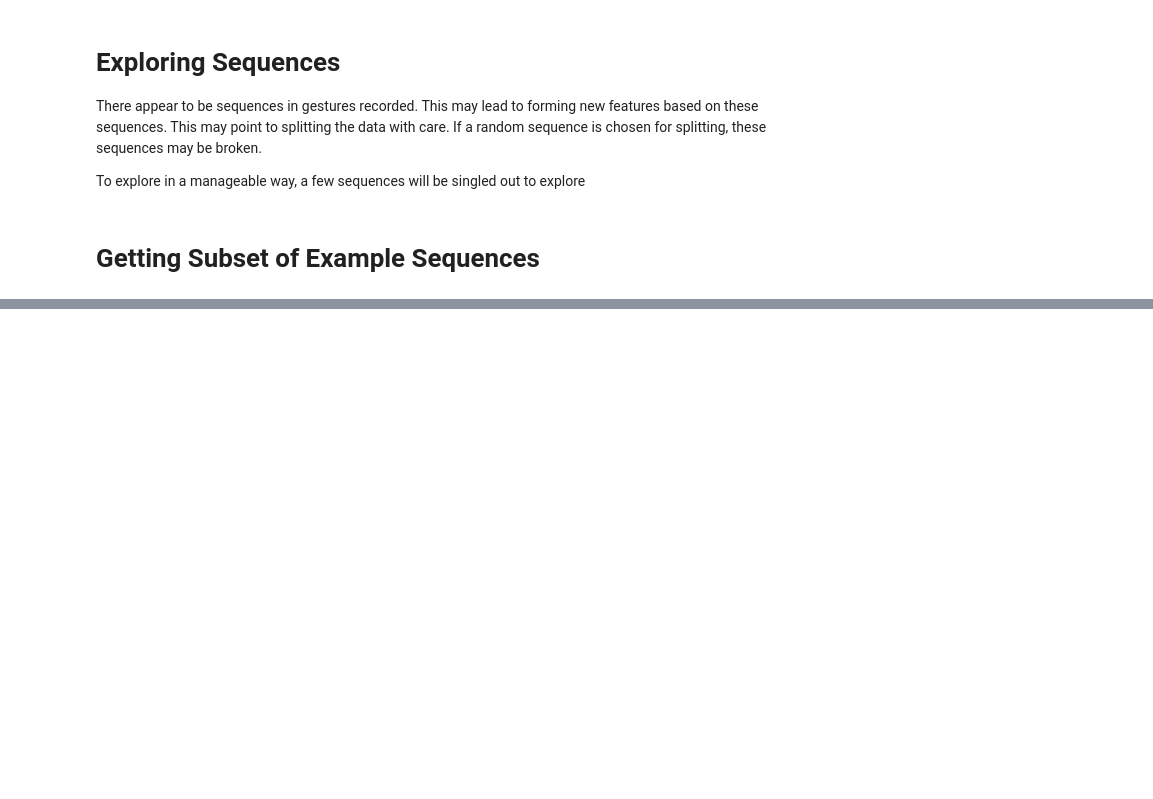
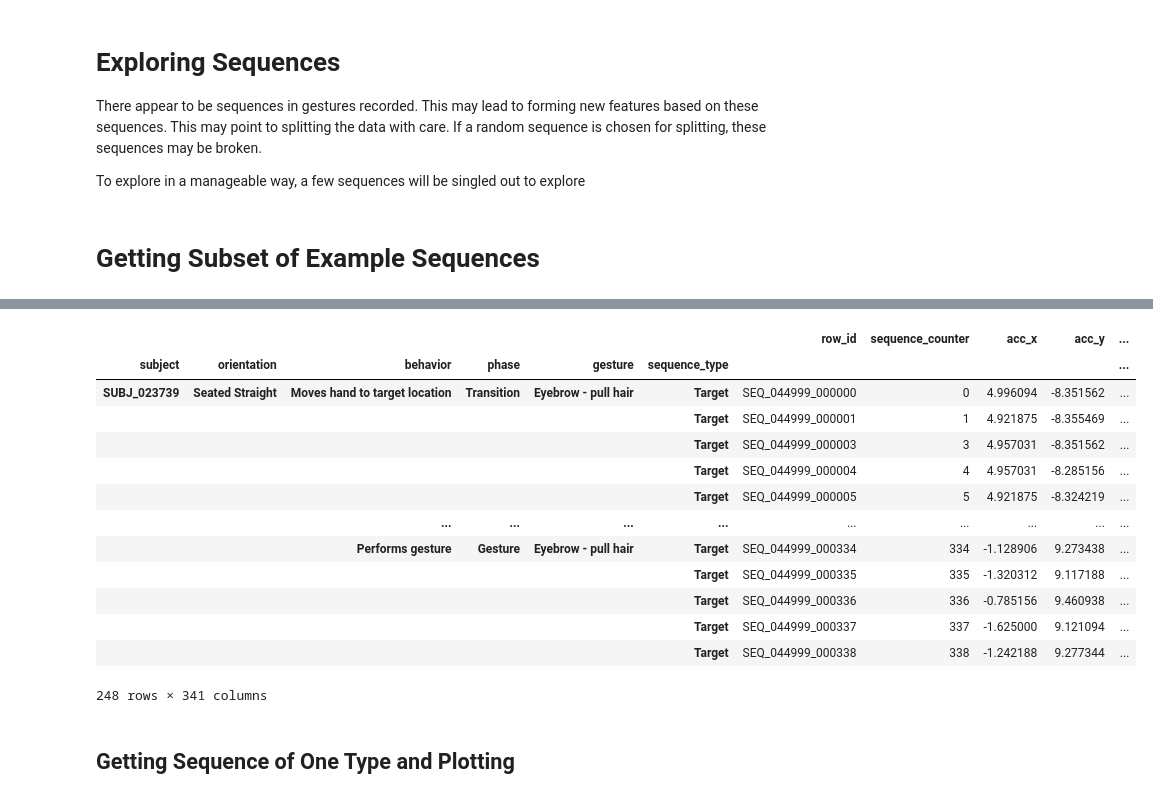
Before and after one commit to RevLmt/CMI-Wrist-System, a Jupyter notebook: exploration/Exploring_Sequences.ipynb, the cells around one changed output, grey strips where cells are left out. Saved outputs shown, nothing was run; the diff lists cells and outputs as text; code cells hidden in the pictures; blank space fills up the shorter version.

Commit message:
isolating sequences by .xc()

```diff
--- a/exploration/Exploring_Sequences.ipynb
+++ b/exploration/Exploring_Sequences.ipynb
@@ -15,0 +17,2 @@ df_m = pd.read_pickle(dir / "train_merged.pkl")
+# %%
+df_m = pd.merge(df_X,df_y,how='left',left_index=True,right_index=True)
@@ -16,4 +21,7 @@ df_m = pd.read_pickle(dir / "train_merged.pkl")
 # %%
-df_m[df_m['subject']== 'SUBJ_059520']
+seqid_list = df_m['sequence_id'].unique()
+# %%
+index_cols = ['subject','sequence_id','orientation','behavior','phase','gesture','sequence_type']
 # %%
-df_seqs = df_m[['subject','sequence_id','orientation','behavior','phase','gesture']]
+df_seqs = df_m.set_index(index_cols).sort_index()
+df_seqs.head()
@@ -20,2 +37,19 @@ df_seqs = df_m[['subject','sequence_id','orientation','behavior','phase','gestur
 # %%
-df_seqs.groupby(['sequence_id']).head()
+seq = df_seqs.xs(key=seqid_list[10],level='sequence_id')
+seq = seq.sort_values('sequence_counter')
+seq
+# %% [output]
+|  |  |  |  |  |  | row_id | sequence_counter | acc_x | acc_y | ... |
+| subject | orientation | behavior | phase | gesture | sequence_type |  |  |  |  | ... |
+| SUBJ_023739 | Seated Straight | Moves hand to target location | Transition | Eyebrow - pull hair | Target | SEQ_044999_000000 | 0 | 4.996094 | -8.351562 | ... |
+|  |  |  |  |  | Target | SEQ_044999_000001 | 1 | 4.921875 | -8.355469 | ... |
+|  |  |  |  |  | Target | SEQ_044999_000003 | 3 | 4.957031 | -8.351562 | ... |
+|  |  |  |  |  | Target | SEQ_044999_000004 | 4 | 4.957031 | -8.285156 | ... |
+|  |  |  |  |  | Target | SEQ_044999_000005 | 5 | 4.921875 | -8.324219 | ... |
+|  |  | ... | ... | ... | ... | ... | ... | ... | ... | ... |
+|  |  | Performs gesture | Gesture | Eyebrow - pull hair | Target | SEQ_044999_000334 | 334 | -1.128906 | 9.273438 | ... |
+|  |  |  |  |  | Target | SEQ_044999_000335 | 335 | -1.320312 | 9.117188 | ... |
+|  |  |  |  |  | Target | SEQ_044999_000336 | 336 | -0.785156 | 9.460938 | ... |
+|  |  |  |  |  | Target | SEQ_044999_000337 | 337 | -1.625000 | 9.121094 | ... |
+|  |  |  |  |  | Target | SEQ_044999_000338 | 338 | -1.242188 | 9.277344 | ... |
+248 rows × 341 columns
@@ -30,0 +63,2 @@ grouped_df.head()
+# %% [markdown]
+## Getting Sequence of One Type and Plotting
```
Also changed, not shown: parts of 12 cells of this notebook.
